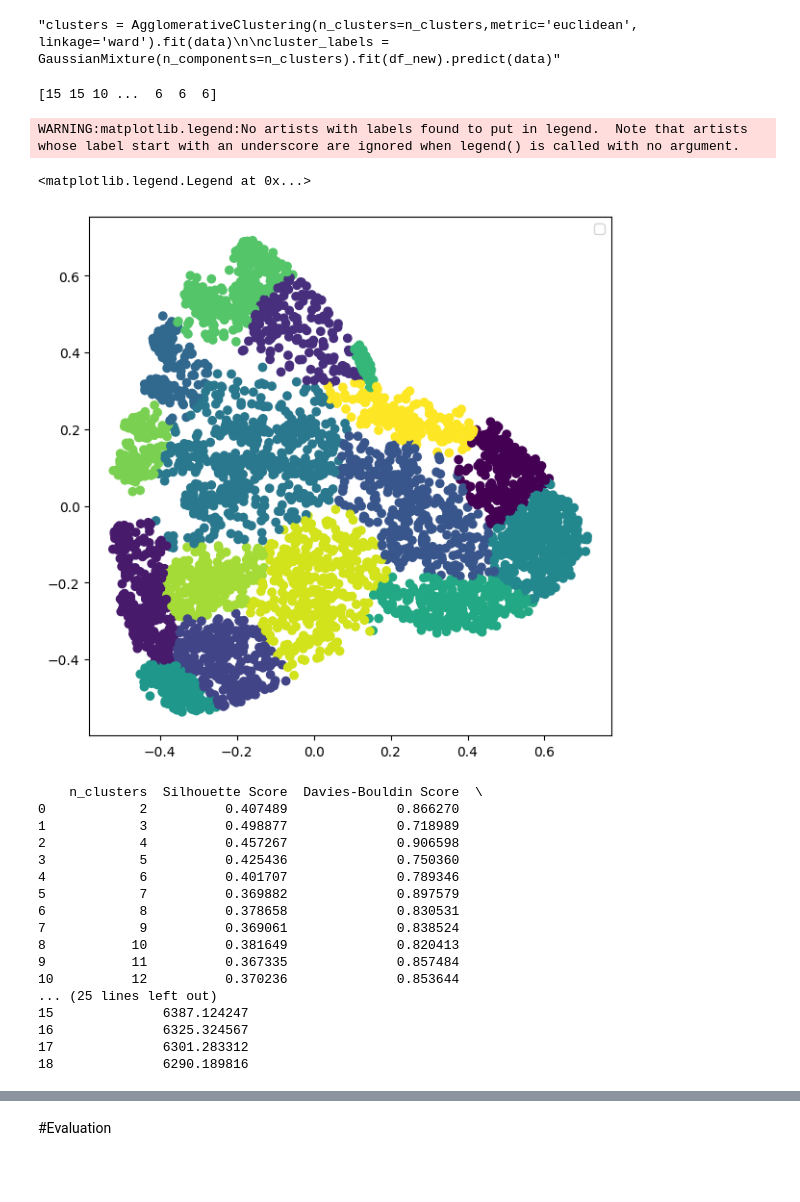
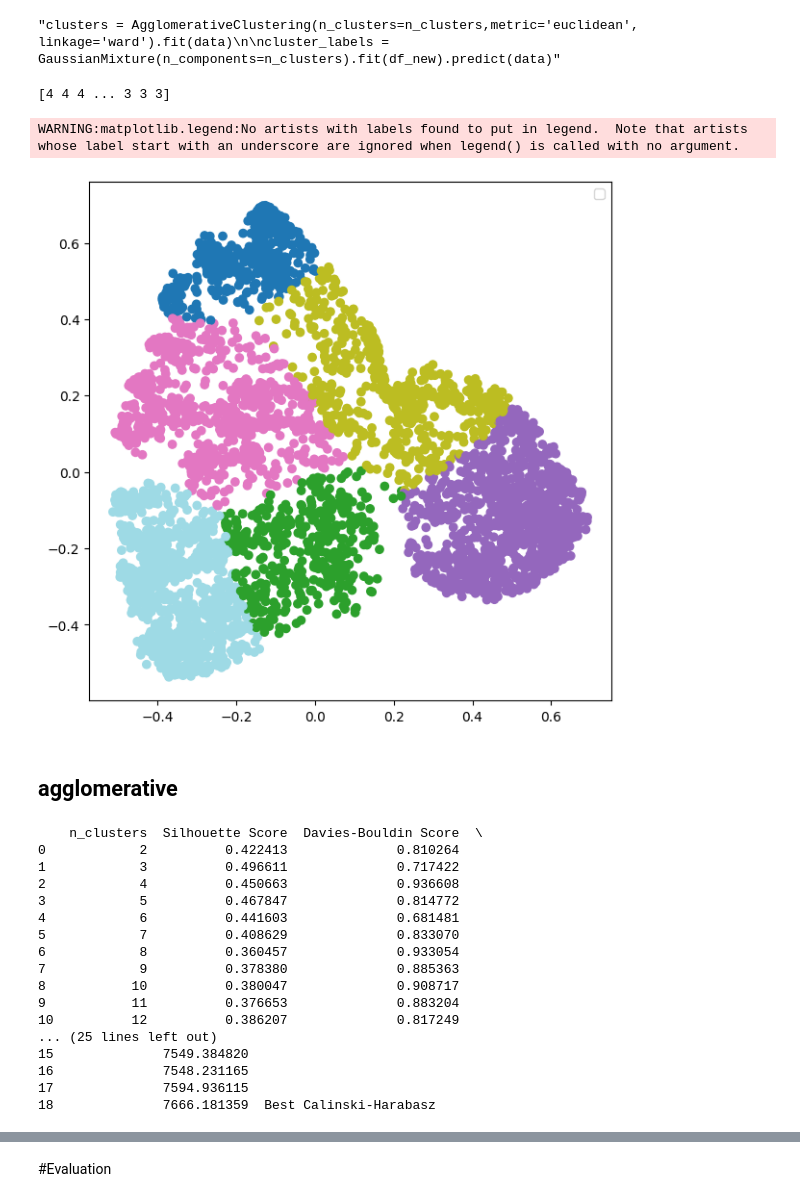
Before and after one commit to Fmazin/AI_Project, a Jupyter notebook: code/main_project_flow.ipynb, the cells around one changed output, grey strips where cells are left out. Drawn from its saved outputs; the diff is of its cells as text; code cells hidden in the pictures; blank space fills up the shorter version.

```diff
--- a/code/main_project_flow.ipynb
+++ b/code/main_project_flow.ipynb
@@ -227,5 +245,5 @@ df_new
 # %%
 data = pd.read_csv('clean_dataPT2.csv')
 # %%
-df_test = data.groupby(['stop_sequence','Calendar_date'])[['arrival_delay', 'dwell_time', 'traffic_condition', 'recurrent_delay', 'origin_delay', 'previous_bus_delay', 'factor(day_of_week)weekday', 'factor(time_of_day)Off-peak', 'temp','scheduled_travel_time']].mean()
+df_test = data.groupby(['stop_sequence','Calendar_date'])[['dwell_time', 'traffic_condition', 'recurrent_delay', 'origin_delay', 'previous_bus_delay', 'factor(day_of_week)weekday', 'factor(time_of_day)Off-peak', 'temp','scheduled_travel_time']].mean()
 # %%
@@ -271,7 +289,7 @@ cluster_labels = GaussianMixture(n_components=n_clusters).fit(df_new).predict(da
 #clusters = KMeans(n_clusters=5, random_state=0, n_init="auto")# check the parameters at https://scikit-learn.org/stable/modules/generated/sklearn.cluster.KMeans.html
 #clusters.fit(x)
 
-n_clusters = 16
+n_clusters = 6
 
 clusters = AgglomerativeClustering(n_clusters=n_clusters,metric='euclidean', linkage='ward').fit(x) # check the parameters at https://scikit-learn.org/stable/modules/generated/sklearn.cluster.AgglomerativeClustering.html
 #clusters = DBSCAN(eps=500, min_samples = 2).fit(vectorized_day_dataset_no_nans) # check the parameters at https://scikit-learn.org/stable/modules/generated/sklearn.cluster.DBSCAN.html
@@ -284,7 +302,7 @@ cluster_labels = GaussianMixture(n_components=n_clusters).fit(x).predict(x) #che
 
 print(cluster_labels)
 # %% [output]
-[15 15 10 ...  6  6  6]
+[4 4 4 ... 3 3 3]
 # %%
 new_x = np.zeros([len(x), 3])
 for i in range(0, len(x)):
@@ -292,8 +310,8 @@ for i in range(0, len(x)):
 # %%
 plt.figure(figsize=(7,7))
 plt.scatter(new_x[:,0],new_x[:,1], c=new_x[:,2])
 plt.legend()
+plt.set_cmap('tab20')
 # %% [output]
 WARNING:matplotlib.legend:No artists with labels found to put in legend.  Note that artists whose label start with an underscore are ignored when legend() is called with no argument.
-<matplotlib.legend.Legend at 0x...>
-[figure, old version]
+[figure, new version]
@@ -300,3 +320,5 @@ WARNING:matplotlib.legend:No artists with labels found to put in legend.  Note t
+# %% [markdown]
+## agglomerative
 # %%
 
 # Define a list of n_clusters values to iterate over
@@ -369,19 +391,19 @@ scores_df.loc[scores_df['n_clusters'] == best_calinski_harabasz_n_clusters, 'Hig
 print(scores_df)
 # %% [output]
     n_clusters  Silhouette Score  Davies-Bouldin Score  \
-0            2          0.407489              0.866270
-1            3          0.498877              0.718989
-2            4          0.457267              0.906598
-3            5          0.425436              0.750360
-4            6          0.401707              0.789346
-5            7          0.369882              0.897579
-6            8          0.378658              0.830531
-7            9          0.369061              0.838524
-8           10          0.381649              0.820413
-9           11          0.367335              0.857484
-10          12          0.370236              0.853644
+0            2          0.422413              0.810264
+1            3          0.496611              0.717422
+2            4          0.450663              0.936608
+3            5          0.467847              0.814772
+4            6          0.441603              0.681481
+5            7          0.408629              0.833070
+6            8          0.360457              0.933054
+7            9          0.378380              0.885363
+8           10          0.380047              0.908717
+9           11          0.376653              0.883204
+10          12          0.386207              0.817249
 ... (25 lines left out)
-15              6387.124247
-16              6325.324567
-17              6301.283312
-18              6290.189816
+15              7549.384820
+16              7548.231165
+17              7594.936115
+18              7666.181359  Best Calinski-Harabasz
```
Also changed, not shown: parts of 10 cells of this notebook.
